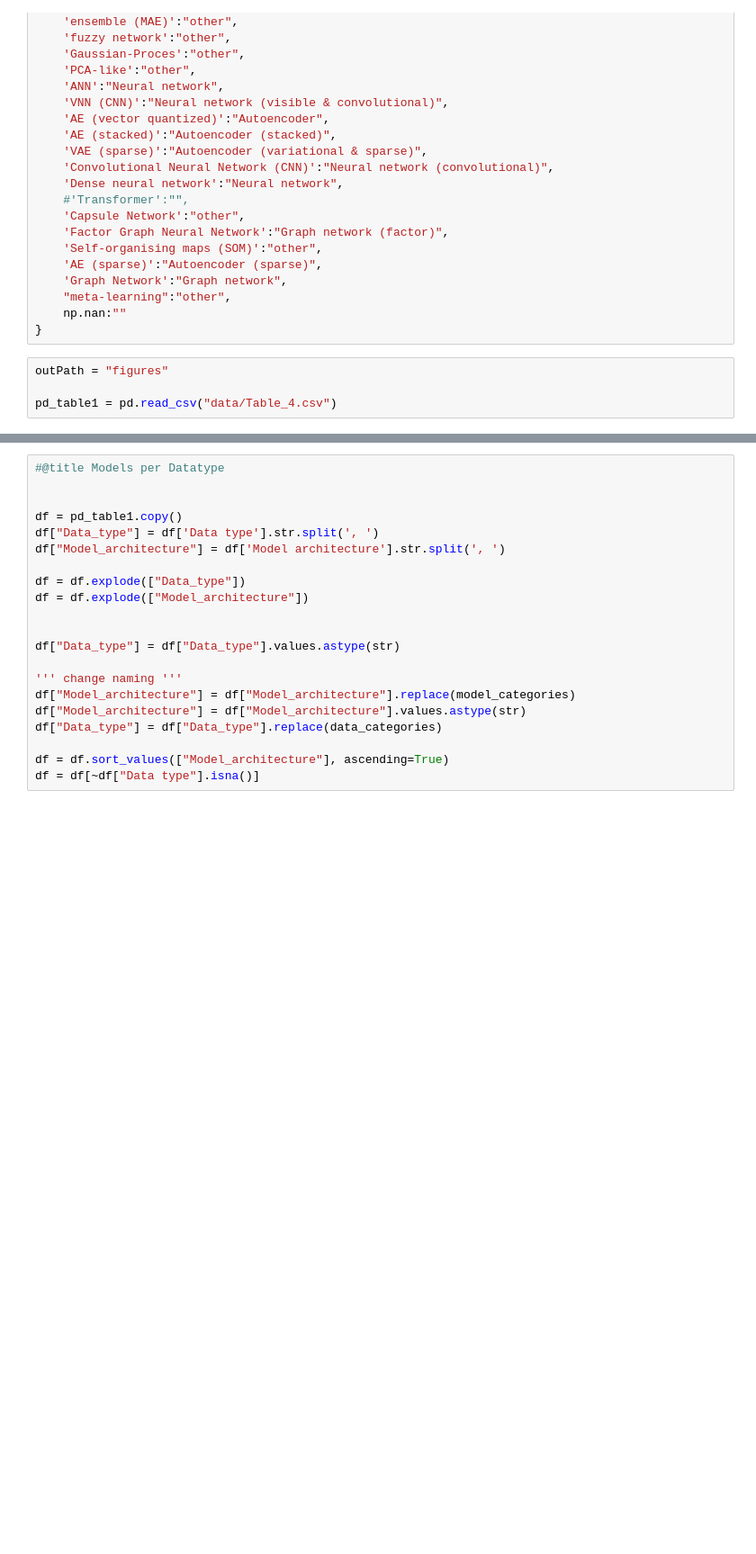
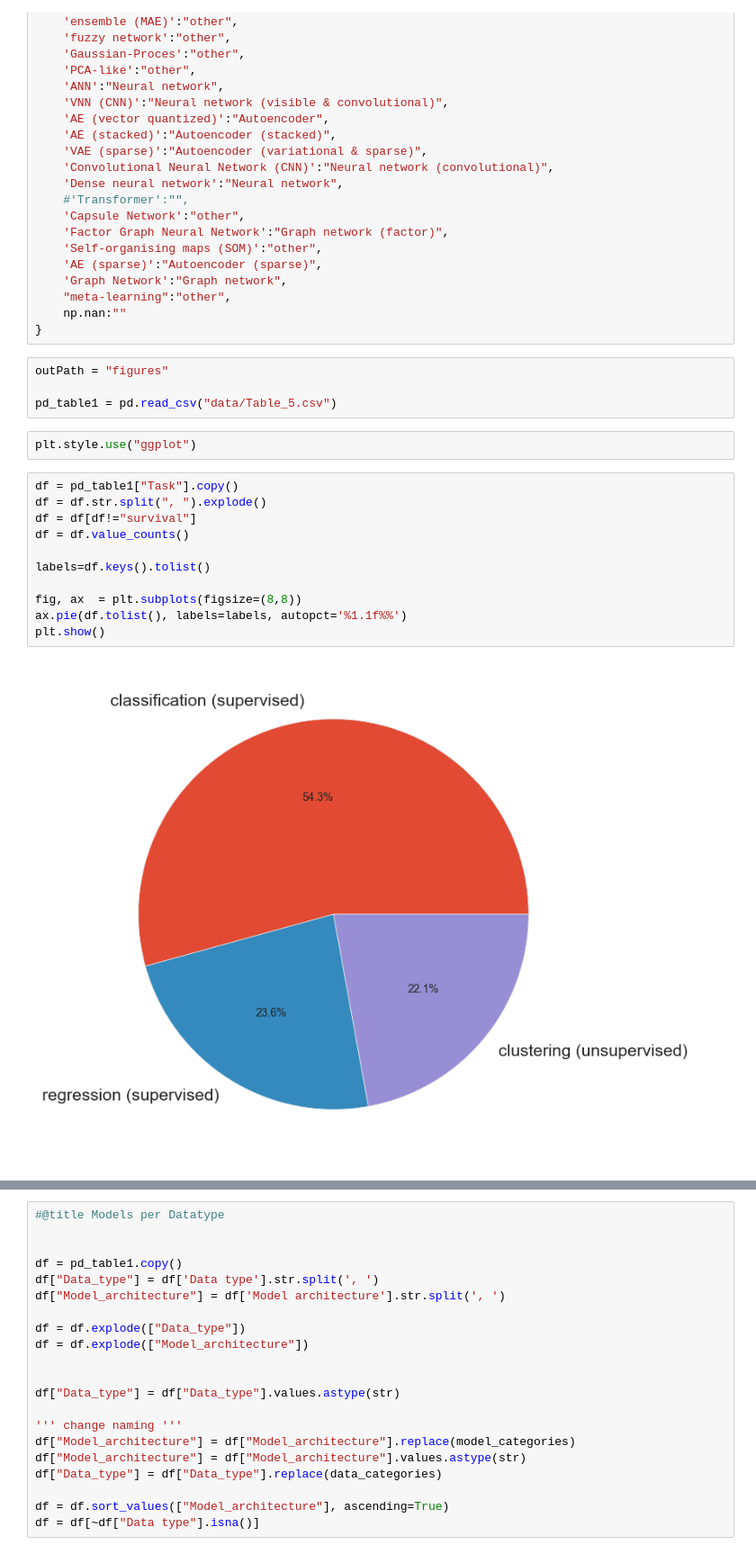
Before and after one commit to sonjakatz/reviewInterpretability_figures, a Jupyter notebook: models_datatype.ipynb, the cells around one changed output, grey strips where cells are left out. Shown at 90% size. Drawn from its saved outputs; the diff is of its cells as text; blank space fills up the shorter version.

```diff
--- a/models_datatype.ipynb
+++ b/models_datatype.ipynb
@@ -62,4 +62,19 @@ model_categories = {
 # %%
 outPath = "figures"
 
-pd_table1 = pd.read_csv("data/Table_4.csv")
+pd_table1 = pd.read_csv("data/Table_5.csv")
+# %%
+plt.style.use("ggplot")
+# %%
+df = pd_table1["Task"].copy()
+df = df.str.split(", ").explode()
+df = df[df!="survival"]
+df = df.value_counts()
+
+labels=df.keys().tolist()
+
+fig, ax  = plt.subplots(figsize=(8,8))
+ax.pie(df.tolist(), labels=labels, autopct='%1.1f%%')
+plt.show()
+# %% [output]
+[figure, added]
```
Also changed, not shown: parts of 7 cells of this notebook, 16 other files.
